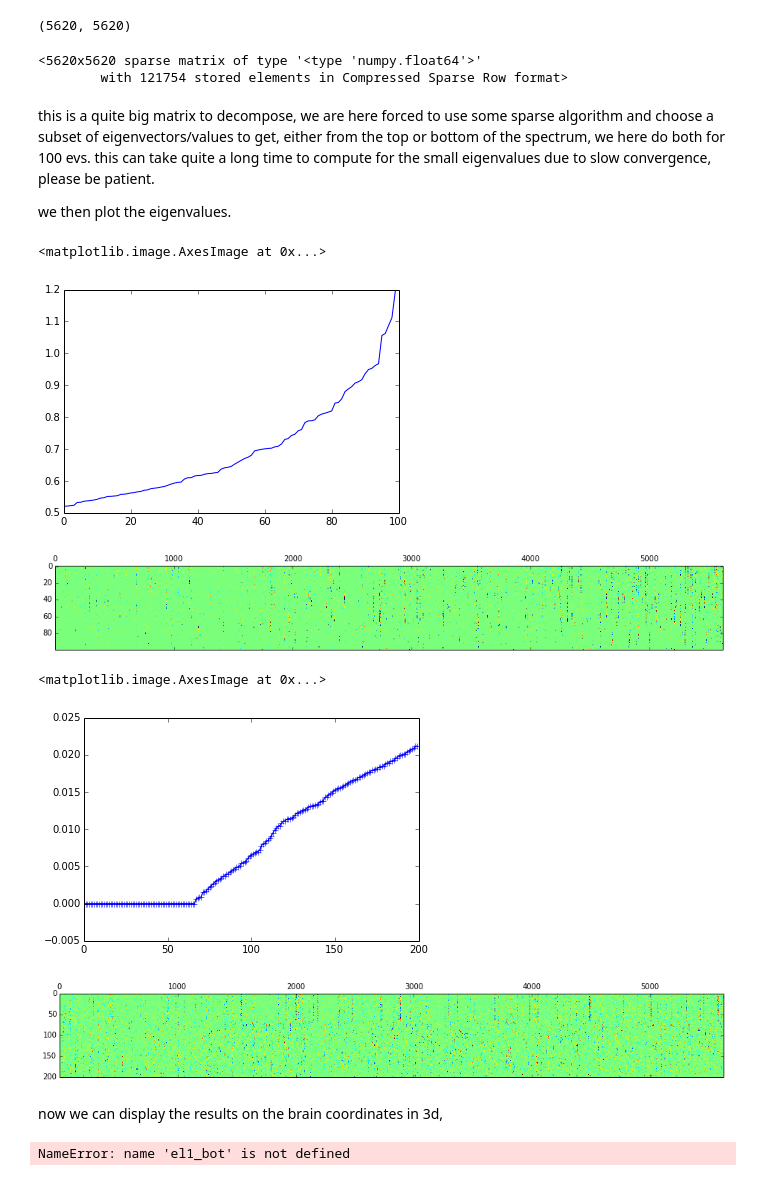
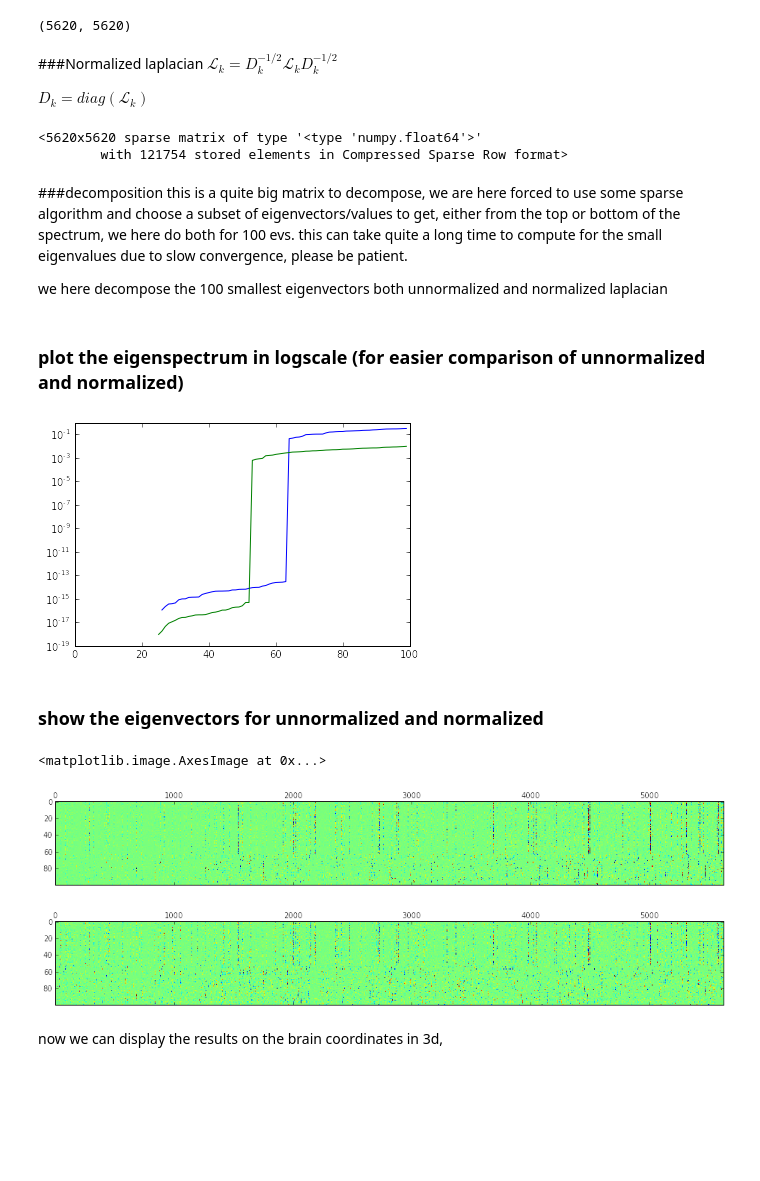
Before and after one commit to bpinsard/notebooks, a Jupyter notebook: brain_topology/brain_topo_doc.ipynb, the cells around one changed output. Saved outputs shown, nothing was run; the diff lists cells and outputs as text; code cells hidden in the pictures; blank space fills up the shorter version.

```diff
--- a/brain_topology/brain_topo_doc.ipynb
+++ b/brain_topology/brain_topo_doc.ipynb
@@ -1,7 +1,7 @@
 # %%
 %pylab inline
 import sys
-project_folder = '/data2/brain_topology'
+project_folder = '/media/77f462a2-7290-437d-8209-c1e673ed635a/projects/brain_topology'
 sys.path.insert(0,project_folder+'/code/')
 from dionysus import PairwiseDistances
 from mayavi import mlab
@@ -148,6 +175,11 @@ l1 = mxs[1].dot(mxs[1].T) + mxs[0].T.dot(mxs[0])
 l1.shape
 # %% [output]
 (5620, 5620)
+# %% [markdown]
+###Normalized laplacian
+$ \mathscr{L}_k = D_k^{-1/2}\mathcal{L}_k D_k^{-1/2} $
+
+$ D_k = diag(\mathcal{L}_k) $
 # %%
 l1n = topology.lap_norm(l1)
 l1n
@@ -155,30 +187,28 @@ l1n
 <5620x5620 sparse matrix of type '<type 'numpy.float64'>'
         with 121754 stored elements in Compressed Sparse Row format>
 # %% [markdown]
+###decomposition
 this is a quite big matrix to decompose, we are here forced to use some sparse algorithm and choose a subset of eigenvectors/values to get, either from the top or bottom of the spectrum, we here do both for 100 evs.
 this can take quite a long time to compute for the small eigenvalues due to slow convergence, please be patient.
 
-we then plot the eigenvalues.
+we here decompose the 100 smallest eigenvectors both unnormalized and normalized laplacian
-# %%
-el1_top=scipy.sparse.linalg.eigsh(l1n,k=100)
-plot(el1_top[0])
-matshow(el1_top[1].T,aspect='auto',vmin=-.1,vmax=.1)
-# %% [output]
-<matplotlib.image.AxesImage at 0x...>
-[figure, removed]
-[figure, removed]
 # %%
-el1n_bot=scipy.sparse.linalg.eigsh(l1n.astype(np.float),k=200,which='SM')
+el1_bot=scipy.sparse.linalg.eigsh(l1,k=100,which='SM')
+el1n_bot=scipy.sparse.linalg.eigsh(l1n.astype(np.float),k=100,which='SM')
+# %% [markdown]
+### plot the eigenspectrum in logscale (for easier comparison of unnormalized and normalized)
+# %%
+semilogy(el1_bot[0]);semilogy(el1n_bot[0]);
+# %% [output]
+[figure, added]
+# %% [markdown]
+### show the eigenvectors for unnormalized and normalized
 # %%
-plot(el1n_bot[0],'-+')
+matshow(el1_bot[1].T,aspect='auto',vmin=-.1,vmax=.1,label='')
 matshow(el1n_bot[1].T,aspect='auto',vmin=-.1,vmax=.1)
 # %% [output]
 <matplotlib.image.AxesImage at 0x...>
-[figure, old version]
+[figure, new version]
-[figure, old version]
+[figure, new version]
 # %% [markdown]
 now we can display the results on the brain coordinates in 3d,
-# %%
-ev1=topology.plot_eig(cens[19:],filt,1,topology.nan_thresh(el1_bot[0][:,0],1e-3))
-# %% [output]
-NameError: name 'el1_bot' is not defined
```
Also changed, not shown: parts of 16 cells of this notebook.
